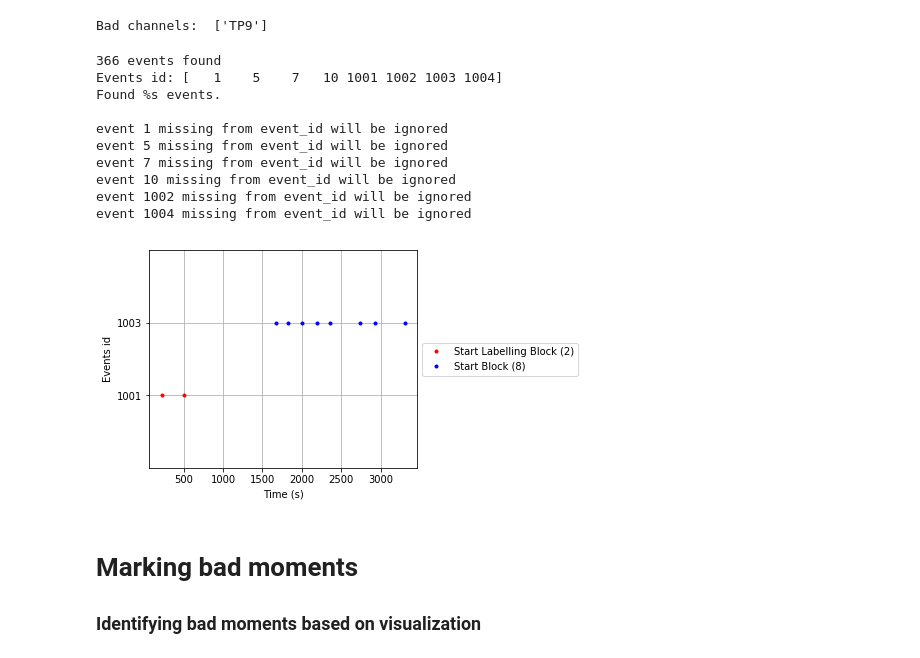
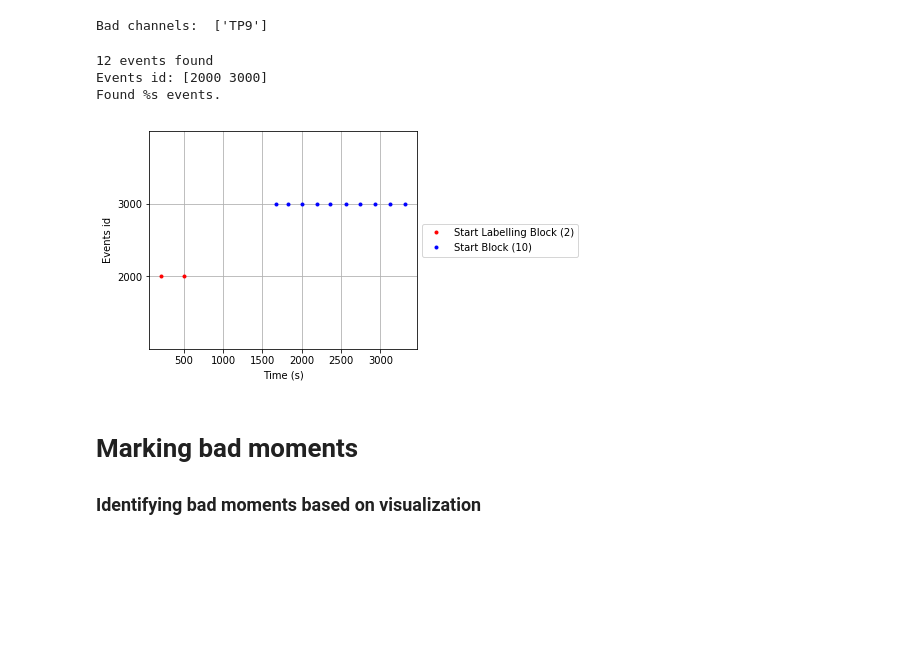
Before and after one commit to voytekresearch/EEGMapping, a Jupyter notebook: notebooks/MNE-LocalData-rtPB.ipynb, the cells around one changed output. Cells and saved outputs as stored; diff of their text form; code cells hidden in the pictures; blank space fills up the shorter version.

```diff
--- a/notebooks/MNE-LocalData-rtPB.ipynb
+++ b/notebooks/MNE-LocalData-rtPB.ipynb
@@ -29,10 +51,5 @@ subj_dat_fname = '3512_resampled.set'
 # %%
 # Read in subject listed above
-
-ev_dict = {'Start Labelling Block':1001., 'End Labelling Block':1002.,'Start Block': 1003., 'End Block': 1004}
-# event dictionary :
-# "Start Labelling Block" and "End labelling Block": The Rest Block
-# "Start Block" and "End Block": The Experiment Blocks
 full_path = os.path.join(base_path, subj_dat_fname)
-eeg_dat = mne.io.read_raw_eeglab(full_path, event_id=ev_dict)
+eeg_dat = mne.io.read_raw_eeglab(full_path, event_id_func=None, preload=True)
 # %% [output]
@@ -62,0 +62,2 @@ eeg_dat.info
+# %%
+evs = mne.io.eeglab.read_events_eeglab(full_path, ev_dict)
@@ -62,0 +67,7 @@ eeg_dat.info
+# %%
+new_evs = np.empty(shape=(0, 3))
+#for ev_code in [2000, 3000]:
+for ev_label in ['Start Labelling Block', 'Start Block']:
+    ev_code = ev_dict[ev_label]
+    temp = evs[evs[:, 2] == ev_code]
+    new_evs = np.vstack([new_evs, temp])
@@ -62,0 +95,2 @@ eeg_dat.info
+# %%
+eeg_dat.add_events(new_evs)
@@ -107,28 +140,21 @@ Bad channels:  ['TP9']
 # %%
 events = mne.find_events(eeg_dat)
 print('Found %s events.')
 print()
 
 # Plot the events to get an idea of the paradigm
 # Specify colors and an event_id dictionary for the legend.
 # Plotting only Start and Rest Block events
-event_id = {'Start Labelling Block':1001, 'Start Block': 1003}
-color = {1001:'red', 1003:'blue'}
+event_id = {'Start Labelling Block':2000, 'Start Block': 3000}
+color = {2000:'red', 3000:'blue'}
 
 mne.viz.plot_events(events, eeg_dat.info['sfreq'], eeg_dat.first_samp, color=color,
                     event_id=event_id);
 # %% [output]
-366 events found
-Events id: [   1    5    7   10 1001 1002 1003 1004]
+12 events found
+Events id: [2000 3000]
 Found %s events.
-
-event 1 missing from event_id will be ignored
-event 5 missing from event_id will be ignored
-event 7 missing from event_id will be ignored
-event 10 missing from event_id will be ignored
-event 1002 missing from event_id will be ignored
-event 1004 missing from event_id will be ignored
-[figure, old version]
+[figure, new version]
 # %% [markdown]
 # Marking bad moments
 ### Identifying bad moments based on visualization
```
Also changed, not shown: parts of 16 cells of this notebook, 11 other files.
